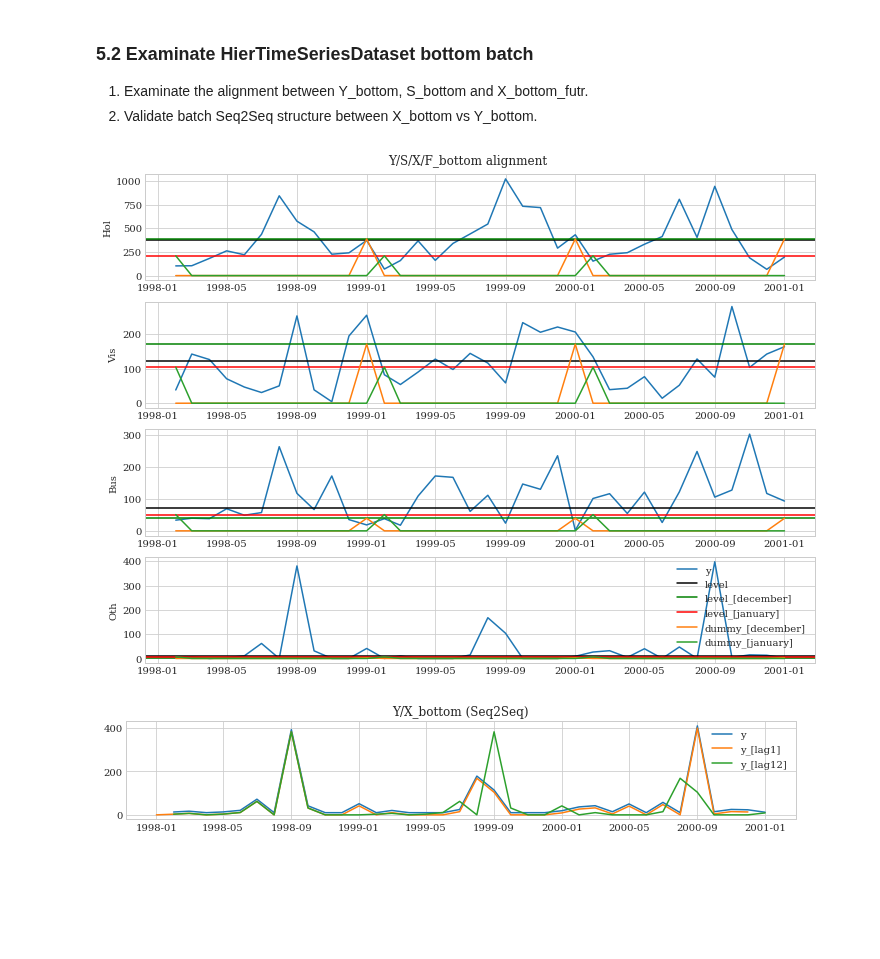
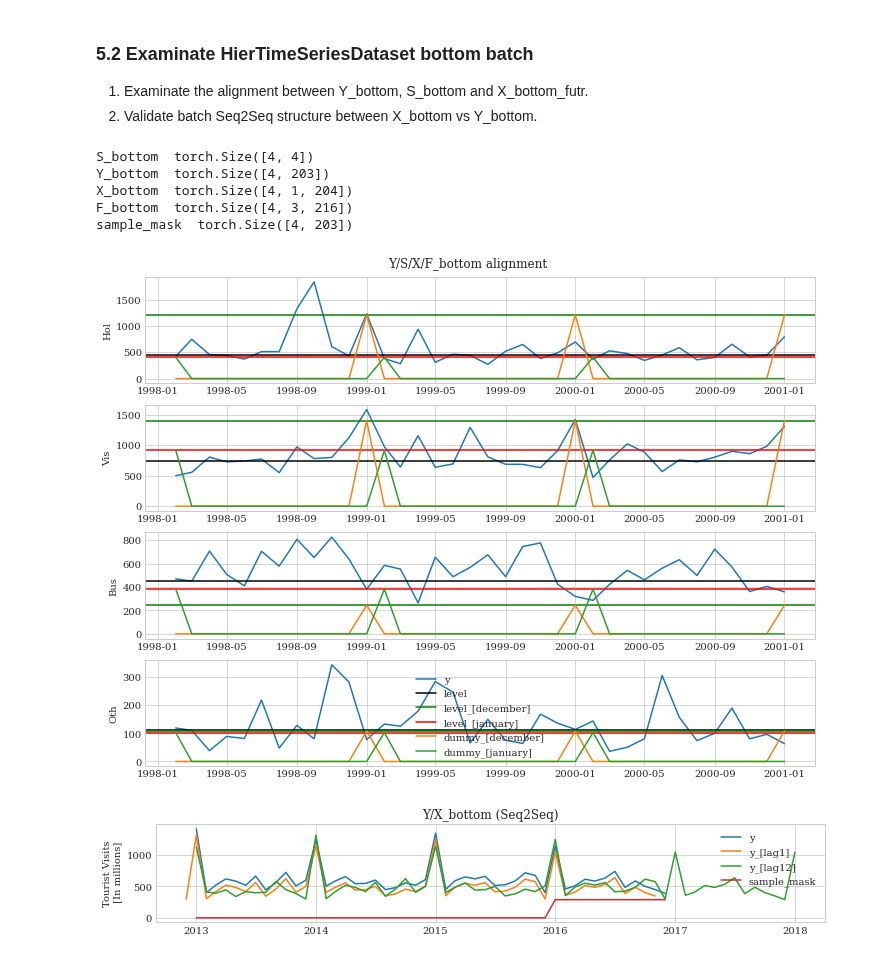
Before and after one commit to Nixtla/neuralforecast, a Jupyter notebook: nbs/data_datasets__tourismL.ipynb, the cells around one changed output. Saved outputs shown, nothing was run; the diff lists cells and outputs as text; code cells hidden in the pictures; blank space fills up the shorter version.

Commit message:
TourismL: Forecast's extra H ds, HierTimeSeriesDataset's sample_mask

```diff
--- a/nbs/data_datasets__tourismL.ipynb
+++ b/nbs/data_datasets__tourismL.ipynb
@@ -846,6 +892,7 @@ train_dataset = HierTimeseriesDataset(# Bottom data
                                       xcols_futr=data['xcols_futr'],
                                       xcols_sample_mask=data['xcols_sample_mask'],
                                       xcols_available_mask=data['xcols_available_mask'],
+                                      fdates = data['fdates'],
                                       # Aggregated data
                                       X_agg=data['X_agg'],
                                       S_agg=data['S_agg'],
@@ -854,9 +901,7 @@ train_dataset = HierTimeseriesDataset(# Bottom data
                                       xcols_hist_agg=data['xcols_hist_agg'],
                                       xcols_futr_agg=data['xcols_futr_agg'],
                                       # Generator parameters
-                                      T0          = 0,
-                                      T           = T,
-                                      H           = H)
+                                      T0=0,T=T,H=H)
 
 valid_dataset = HierTimeseriesDataset(# Bottom data
                                       X=data['X'],
@@ -867,6 +912,7 @@ valid_dataset = HierTimeseriesDataset(# Bottom data
                                       xcols_futr=data['xcols_futr'],
                                       xcols_sample_mask=data['xcols_sample_mask'],
                                       xcols_available_mask=data['xcols_available_mask'],
+                                      fdates = data['fdates'],
                                       # Aggregated data
                                       X_agg=data['X_agg'],
                                       S_agg=data['S_agg'],
@@ -875,9 +921,8 @@ valid_dataset = HierTimeseriesDataset(# Bottom data
                                       xcols_hist_agg=data['xcols_hist_agg'],
                                       xcols_futr_agg=data['xcols_futr_agg'],
                                       # Generator parameters
-                                      T0          = 12,
-                                      T           = T,
-                                      H           = H)
+                                      T0=24,T=T,H=H,
+                                      lastwindow_mask=True)
 
 train_dataloader = DataLoader(train_dataset, batch_size=4, shuffle=True, num_workers=3)
 valid_dataloader = DataLoader(valid_dataset, batch_size=4, shuffle=False, num_workers=3)
@@ -945,47 +990,67 @@ plt.close()
 2. Validate batch Seq2Seq structure between X_bottom vs Y_bottom.
 # %%
 # Parse batch and filter for first entry
-dates = data['dates']
+batch = valid_batch
+fdates = valid_dataset.fdates
 S_bottom = batch['S'][0]
 Y_bottom = batch['Y'][0]
 X_bottom = batch['X'][0]
 F_bottom = batch['F'][0]
+sample_mask = batch['sample_mask'][0]
+
+print('S_bottom ', S_bottom.shape)
+print('Y_bottom ', Y_bottom.shape)
+print('X_bottom ', X_bottom.shape)
+print('F_bottom ', F_bottom.shape)
+print('sample_mask ', sample_mask.shape)
+
 
 #---------------- Y/S/X_bottom alignment ----------------#
 n_years = 3
 fig, axs = plt.subplots(4,1, figsize=(12, 9))
 
 for idx, purpose in enumerate(['Hol', 'Vis', 'Bus', 'Oth']):
     axs[idx].plot(dates[1:n_years*12+1],Y_bottom[idx,:n_years*12], label='y')
     axs[idx].axhline(y=S_bottom[idx,0],
                 label='level', color='black')
     axs[idx].axhline(y=S_bottom[idx,0]*S_bottom[idx,2],
                 label='level_[december]', color='green')
     axs[idx].axhline(y=S_bottom[idx,0]*S_bottom[idx,3],
                 label='level_[january]', color='red')
 
     axs[idx].plot(dates[1:n_years*12+1],
                   F_bottom[idx,0,:n_years*12]*S_bottom[idx,0]*S_bottom[idx,2],
                  label='dummy_[december]')
     axs[idx].plot(dates[1:n_years*12+1],
                   F_bottom[idx,1,:n_years*12]*S_bottom[idx,0]*S_bottom[idx,3],
                  label='dummy_[january]')
     axs[idx].set_ylabel(purpose)
 
 plt.suptitle('Y/S/X/F_bottom alignment ', y=0.91)
 plt.legend()
 plt.show()
 plt.close()
 
 #---------------- Y/X_bottom Seq2Seq structure ----------------#
+idx = 0
+start = 155
+end = 203
+print('\n')
 plt.figure(figsize=(12, 1.8))
-plt.plot(dates[1:n_years*12+1],Y_bottom[idx,:n_years*12]+10, label='y')
-plt.plot(dates[:n_years*12],X_bottom[idx,0,:n_years*12], label='y_[lag1]')
-plt.plot(dates[1:n_years*12+1],F_bottom[idx,2,:n_years*12], label='y_[lag12]')
+plt.plot(fdates[start:end],     Y_bottom[idx,start:end]+100, label='y')
+plt.plot(fdates[start-1:end-1], X_bottom[idx,0,start:end], label='y_[lag1]')
+plt.plot(fdates[start:end+13],  F_bottom[idx,2,start:end+13], label='y_[lag12]')
+plt.plot(fdates[start:end],     sample_mask[idx,start:end]*Y_bottom[idx,-1], label='sample_mask')
+plt.ylabel('Tourist Visits\n [In millions]')
+plt.title('Y/X_bottom (Seq2Seq)')
 plt.legend()
-plt.title('Y/X_bottom (Seq2Seq)')
 plt.show()
 plt.close()
 # %% [output]
+S_bottom  torch.Size([4, 4])
+Y_bottom  torch.Size([4, 203])
+X_bottom  torch.Size([4, 1, 204])
+F_bottom  torch.Size([4, 3, 216])
+sample_mask  torch.Size([4, 203])
-[figure, old version]
+[figure, new version]
-[figure, old version]
+[figure, new version]
```
Also changed, not shown: parts of 9 cells of this notebook, 1 other file.
